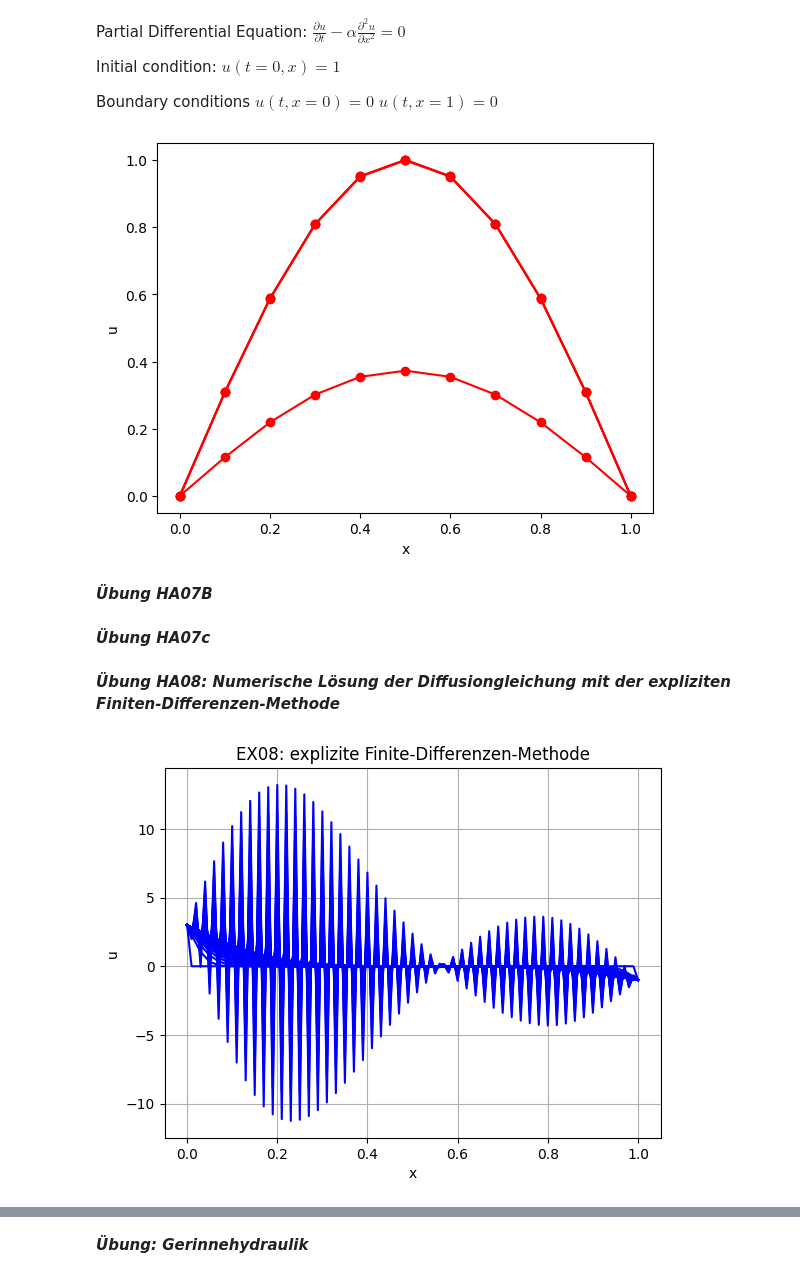
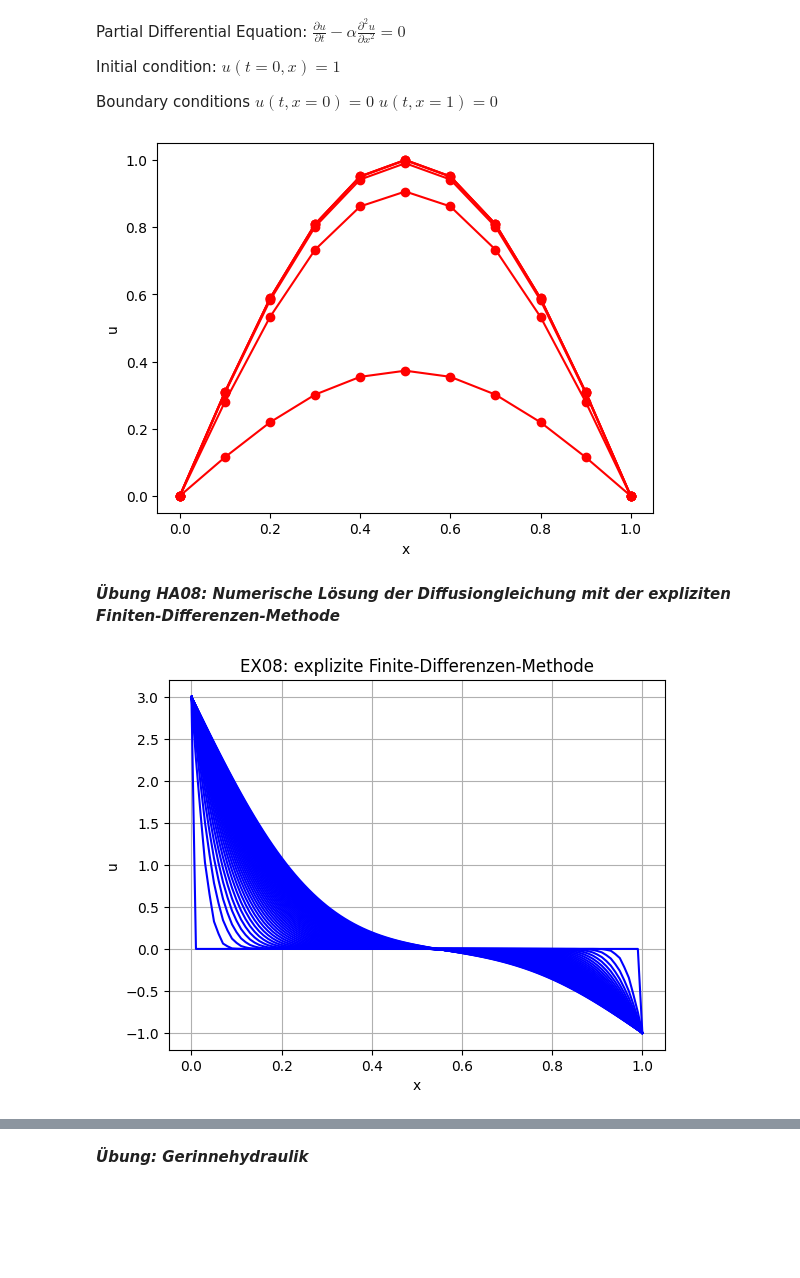
Before and after one commit to Mentorus490f/Hydroinformatik, a Jupyter notebook: Moritz_Holert.ipynb, the cells around one changed output, grey strips where cells are left out. Cells and saved outputs as stored; diff of their text form; code cells hidden in the pictures; blank space fills up the shorter version.

```diff
--- a/Moritz_Holert.ipynb
+++ b/Moritz_Holert.ipynb
@@ -104,7 +106,7 @@ import matplotlib.pylab as plt
 PI = 3.1415926
 numPoints = 10
 alpha = 1e-6 #Wärme Diff, Stoff Diff :1e-10 m^2/s
-t = [0.001,0.1,100,100000]
+t = [0.001,0.1,100,1000,10000,100000]
 x = []
 y = []
 for n in t:
@@ -121,11 +123,7 @@ plt.ylabel('u')
 plt.axis('tight')
 plt.show()
 # %% [output]
-[figure, old version]
+[figure, new version]
-# %% [markdown]
-***Übung HA07B***
-# %% [markdown]
-***Übung HA07c***
 # %% [markdown]
 ***Übung HA08: Numerische Lösung der Diffusiongleichung mit der expliziten Finiten-Differenzen-Methode***
 # %%
@@ -141,7 +139,7 @@ x = np.zeros(nx+1)
 dx = 1./nx
 t = [0.01]
 nt = 500 #wieviele Zeitschritte bis zum stationären Zustand
-dt = 0.505 * dx*dx / alpha
+dt = 0.49 * dx*dx / alpha
 Ne = alpha * dt / (dx*dx)
 ##field function
 u = np.zeros(nx+1)
@@ -151,31 +149,31 @@ u_ic = 0.
 for i in range(nx+1):
 	x[i] = 0
 	u[i] = 0
 	uo[i] = 0
 #boundary conditions
 u_bc_l = 3.
 u_bc_r = -1.
 u[0] = uo[0] = u_bc_l
 u[nx] = uo[nx] = u_bc_r
 #initial state
 for i in range(0,nx+1):
     x[i] = (float(i)/float(nx))
 plt.plot(x,u,color='blue')
 #fdm-explicit
 for n in range(1,nt):
 	for i in range(1,nx):
 		u[i] = uo[i] + Ne *(uo[i-1] - 2*uo[i] + uo[i+1])
 	if(n % 10 == 0):
 	    plt.plot(x,u,color='blue')
 	for i in range(1,nx):
 		uo[i] = u[i]
 #plots
 plt.title('EX08: explizite Finite-Differenzen-Methode')
 plt.xlabel('x')
 plt.ylabel('u')
 plt.axis('tight')
 plt.grid()
 plt.savefig("fdm-explicit.png")
 plt.show()
 # %% [output]
-[figure, old version]
+[figure, new version]
```
Also changed, not shown: parts of 4 cells of this notebook.
